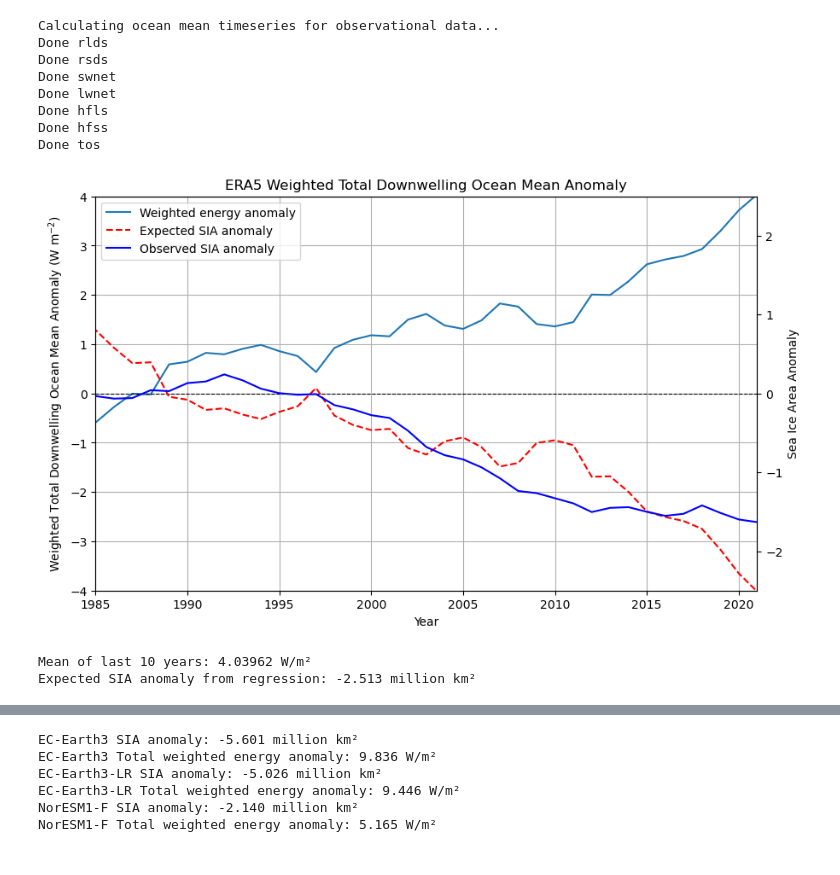
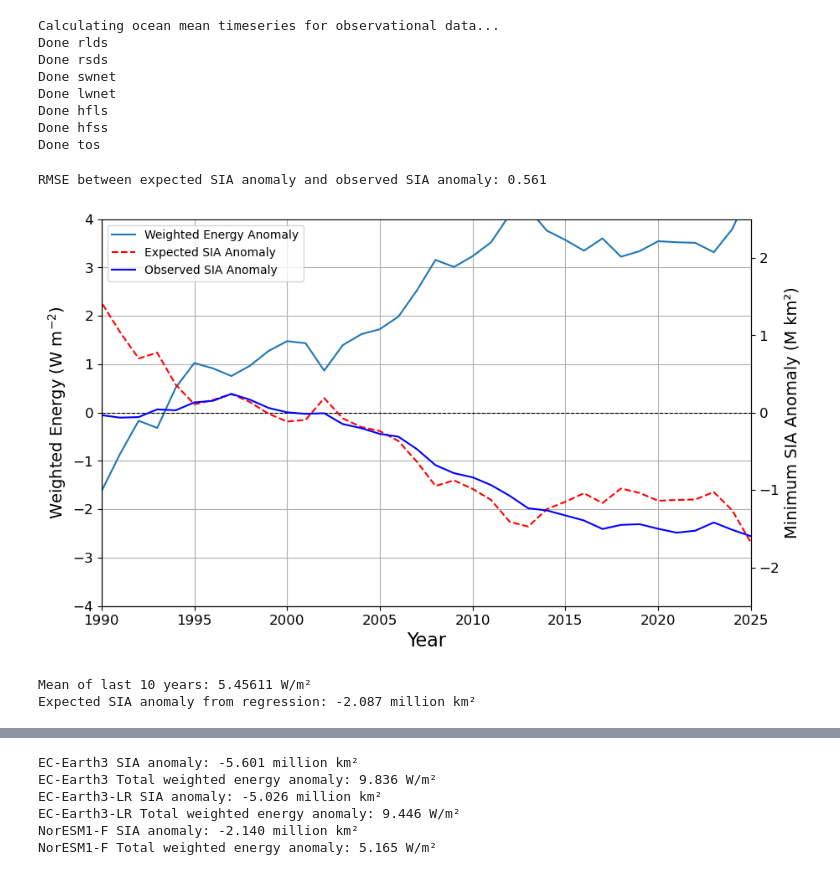
Before and after one commit to mattpollock100/FutureComparisons, a Jupyter notebook: 1pctCO2_EnergyBudget_single_model.ipynb, the cells around one changed output, grey strips where cells are left out. Cells and saved outputs as stored; diff of their text form; code cells hidden in the pictures.

```diff
--- a/1pctCO2_EnergyBudget_single_model.ipynb
+++ b/1pctCO2_EnergyBudget_single_model.ipynb
@@ -1672,8 +1716,8 @@ def plot_overall_regression(obs_energy=None, obs_sia=None, extra_model_energy=No
         r2_extra = np.corrcoef(extra_model_energy, extra_model_sia)[0, 1] ** 2
 
     plt.plot(x_fit, y_fit, color='black', linestyle='--', label='Linear Fit')
-    plt.xlabel('Weighted Energy Budget Anomaly (W/m²)')
-    plt.ylabel('Minimum SIA Anomaly (million km²)')
+    plt.xlabel('$\Delta Q*$ (Wm$^{-2}$)', fontsize=14)
+    plt.ylabel('Minimum SIA Anomaly (M km²)', fontsize=14)
     #plt.title('Weighted Energy Budget Anomaly vs Minimum SIA Anomaly')
     plt.axhline(0, color='black', linestyle='--', linewidth=0.8)
     plt.axvline(0, color='black', linestyle='--', linewidth=0.8)
@@ -1743,6 +1787,14 @@ def plot_overall_regression(obs_energy=None, obs_sia=None, extra_model_energy=No
             color='black',
             linestyle='--',
             label='Linear fit'
+        ),
+        Line2D(
+            [0], [0],
+            color='none',
+            marker='o',
+            markerfacecolor='black',
+            markersize=2,
+            label='Observations / Reanalysis'
         )
     ]
 
@@ -1750,6 +1802,7 @@ def plot_overall_regression(obs_energy=None, obs_sia=None, extra_model_energy=No
     legend1 = ax.legend(
         handles=shape_handles,
         title='Model',
+        fontsize=12,
         loc='center left',
         bbox_to_anchor=(1.02, 0.70),
         frameon=False
@@ -1767,6 +1820,9 @@ def plot_overall_regression(obs_energy=None, obs_sia=None, extra_model_energy=No
         frameon=False
     )
 
+    #set ticklabel size on both axes
+    ax.tick_params(axis='both', which='major', labelsize=14)
+
     plt.tight_layout()
     plt.show()
 
@@ -2143,66 +2199,77 @@ fig, ax1 = plt.subplots(figsize=(10, 6))
 
 # Left axis: weighted energy anomaly
 ax1.plot(
-    unique_years,
+    unique_years+5,
     running_mean(weighted_yearly_data),
-    label="Weighted energy anomaly"
+    label="Weighted Energy Anomaly"
 )
 
-ax1.set_xlabel("Year")
-ax1.set_ylabel("Weighted Total Downwelling Ocean Mean Anomaly (W m$^{-2}$)")
+ax1.set_xlabel("Year", fontsize=16)
+ax1.set_ylabel("Weighted Energy (W m$^{-2}$)", fontsize=14)
 
 ax1.axhline(0, color="black", linestyle="--", linewidth=0.8)
 ax1.grid()
 
 # Calculate expected SIA anomaly from weighted energy anomaly
 weighted_rm = running_mean(weighted_yearly_data)
 expected_sia_anom = slope * weighted_rm + intercept
 
 # Right axis: SIA anomaly
 ax2 = ax1.twinx()
 
 ax2.plot(
-    unique_years,
+    unique_years+5,
     expected_sia_anom,
     color="red",
     linestyle="--",
-    label="Expected SIA anomaly"
+    label="Expected SIA Anomaly"
 )
 
 ax2.plot(
-    obs_years,
+    np.array(obs_years)+5,
     running_mean(obs_sia_anom),
     color="blue",
     linestyle="-",
-    label="Observed SIA anomaly"
+    label="Observed SIA Anomaly"
 )
 
-ax1.set_xlim(1985, 2021)
-ax2.set_ylabel("Sea Ice Area Anomaly")
+ax1.set_xlim(1990, 2025)
+ax2.set_ylabel("Minimum SIA Anomaly (M km²)", fontsize=14)
 ax2.set_ylim(-2.5,2.5)
 ax1.set_ylim(-4,4)
+
+#set tick label size on both axes
+ax1.tick_params(axis='both', which='major', labelsize=12)
+ax2.tick_params(axis='both', which='major', labelsize=12)
 
 # Combined legend from both axes
 lines1, labels1 = ax1.get_legend_handles_labels()
 lines2, labels2 = ax2.get_legend_handles_labels()
 ax1.legend(lines1 + lines2, labels1 + labels2, loc="best")
 
-plt.title("ERA5 Weighted Total Downwelling Ocean Mean Anomaly")
+#plt.title("ERA5 Weighted Total Downwelling Ocean Mean Anomaly")
+
+#calculate RMSE between expected SIA anomaly and observed SIA anomaly
+
+
+rmse = np.sqrt(np.mean((expected_sia_anom[-41:-4] - obs_sia_anom[10:,]) ** 2))
+print(f"RMSE between expected SIA anomaly and observed SIA anomaly: {rmse:.3f}")
 plt.show()
 # %% [output]
+RMSE between expected SIA anomaly and observed SIA anomaly: 0.561
-[figure, old version]
+[figure, new version]
-# %%
-last_10 = weighted_yearly_data[-10:].mean()
-print(f"Mean of last 10 years: {last_10:.5f} W/m²")
-expected_sia_anom = slope * last_10 + intercept
-print(f"Expected SIA anomaly from regression: {expected_sia_anom:.3f} million km²")
-
-##With minus:
-#Mean of last 10 years: 5.09584 W/m²
-#Expected SIA anomaly from regression: -3.270 million km²
-# %% [output]
-Mean of last 10 years: 4.03962 W/m²
-Expected SIA anomaly from regression: -2.513 million km²
+# %%
+last_10 = weighted_yearly_data[-10:].mean()
+print(f"Mean of last 10 years: {last_10:.5f} W/m²")
+expected_sia_anom = slope * last_10 + intercept
+print(f"Expected SIA anomaly from regression: {expected_sia_anom:.3f} million km²")
+
+##With minus:
+#Mean of last 10 years: 5.09584 W/m²
+#Expected SIA anomaly from regression: -3.270 million km²
+# %% [output]
+Mean of last 10 years: 5.45611 W/m²
+Expected SIA anomaly from regression: -2.087 million km²
 # %%
 
 _ = plot_overall_regression(obs_energy=running_mean(weighted_yearly_data)[-42:-4], obs_sia=running_mean(obs_sia_anom)[-42:-4])
```
Also changed, not shown: parts of 21 cells of this notebook, 1 other file.
